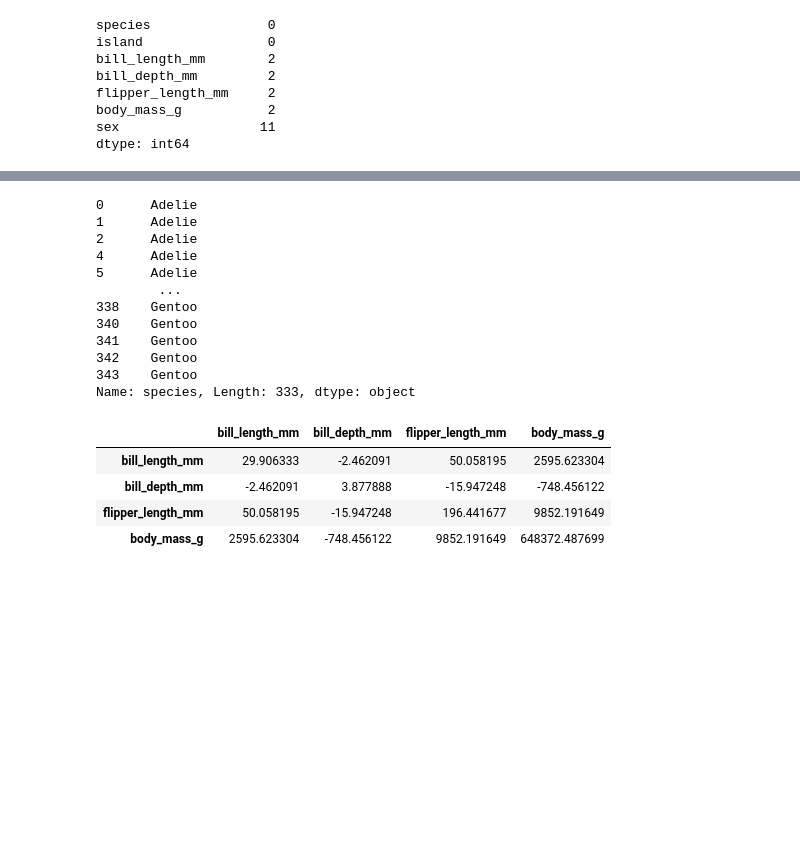
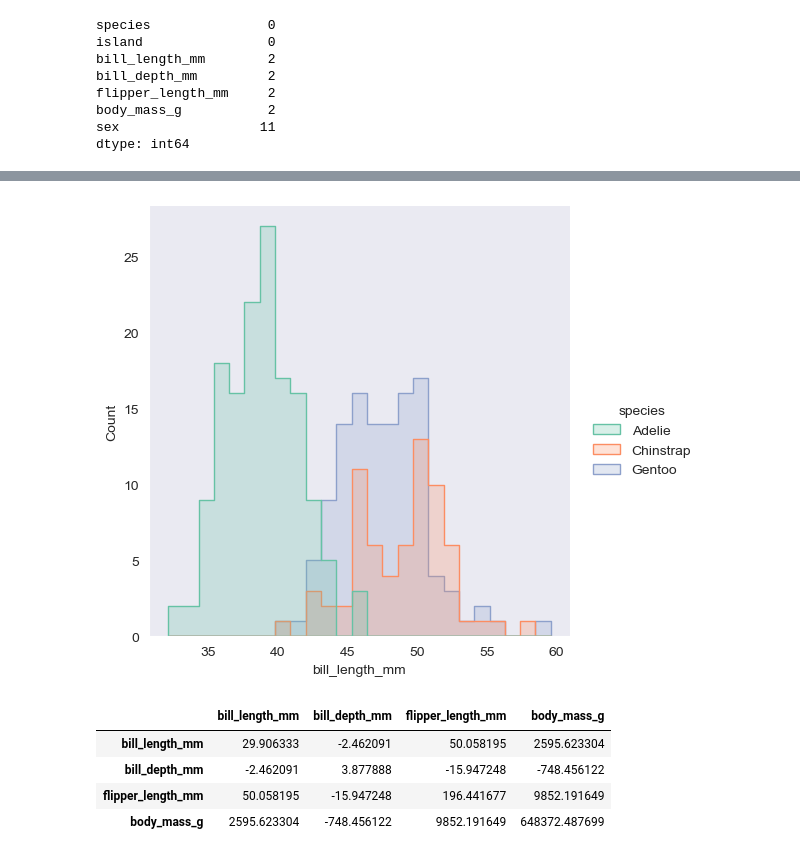
Before and after one commit to lmacakova/pda.assessment, a Jupyter notebook: penguins.ipynb, the cells around one changed output, grey strips where cells are left out. Drawn from its saved outputs; the diff is of its cells as text; code cells hidden in the pictures; blank space fills up the shorter version.

```diff
--- a/penguins.ipynb
+++ b/penguins.ipynb
@@ -80,18 +138,10 @@ df.describe(include='all')
+# %%
+with sns.color_palette('Set2'):
+    sns.displot(df, x='bill_length_mm' , hue='species', bins=25, element='step')
+# %% [output]
+[figure, added]
 # %%
-df['species'].
+df['bill_depth_mm']
-# %% [output]
-0      Adelie
-1      Adelie
-2      Adelie
-4      Adelie
-5      Adelie
-        ...
-338    Gentoo
-340    Gentoo
-341    Gentoo
-342    Gentoo
-343    Gentoo
-Name: species, Length: 333, dtype: object
 # %%
 df.cov(numeric_only=True)
 # %% [output]
```
Also changed, not shown: parts of 16 cells of this notebook.
